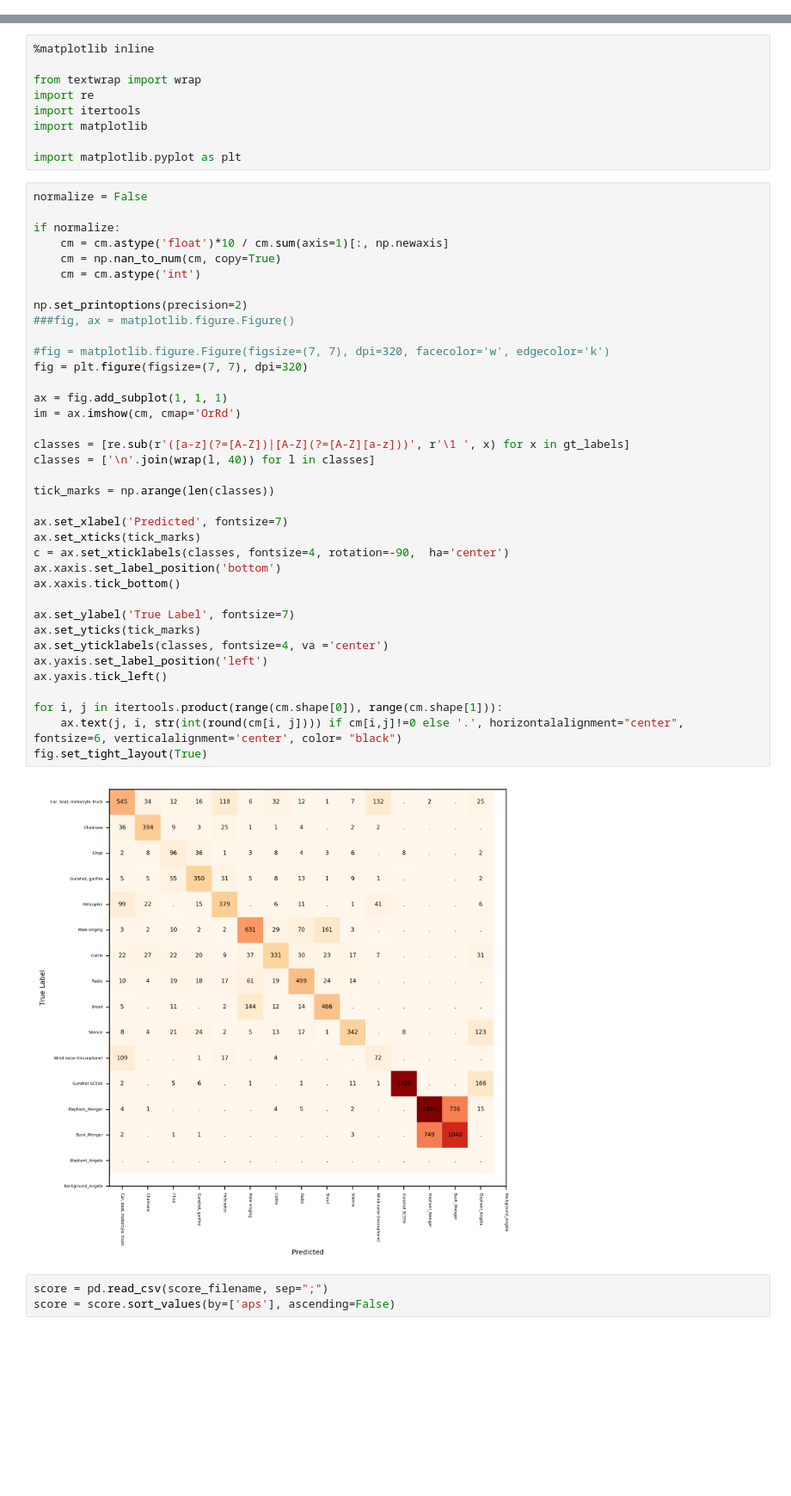
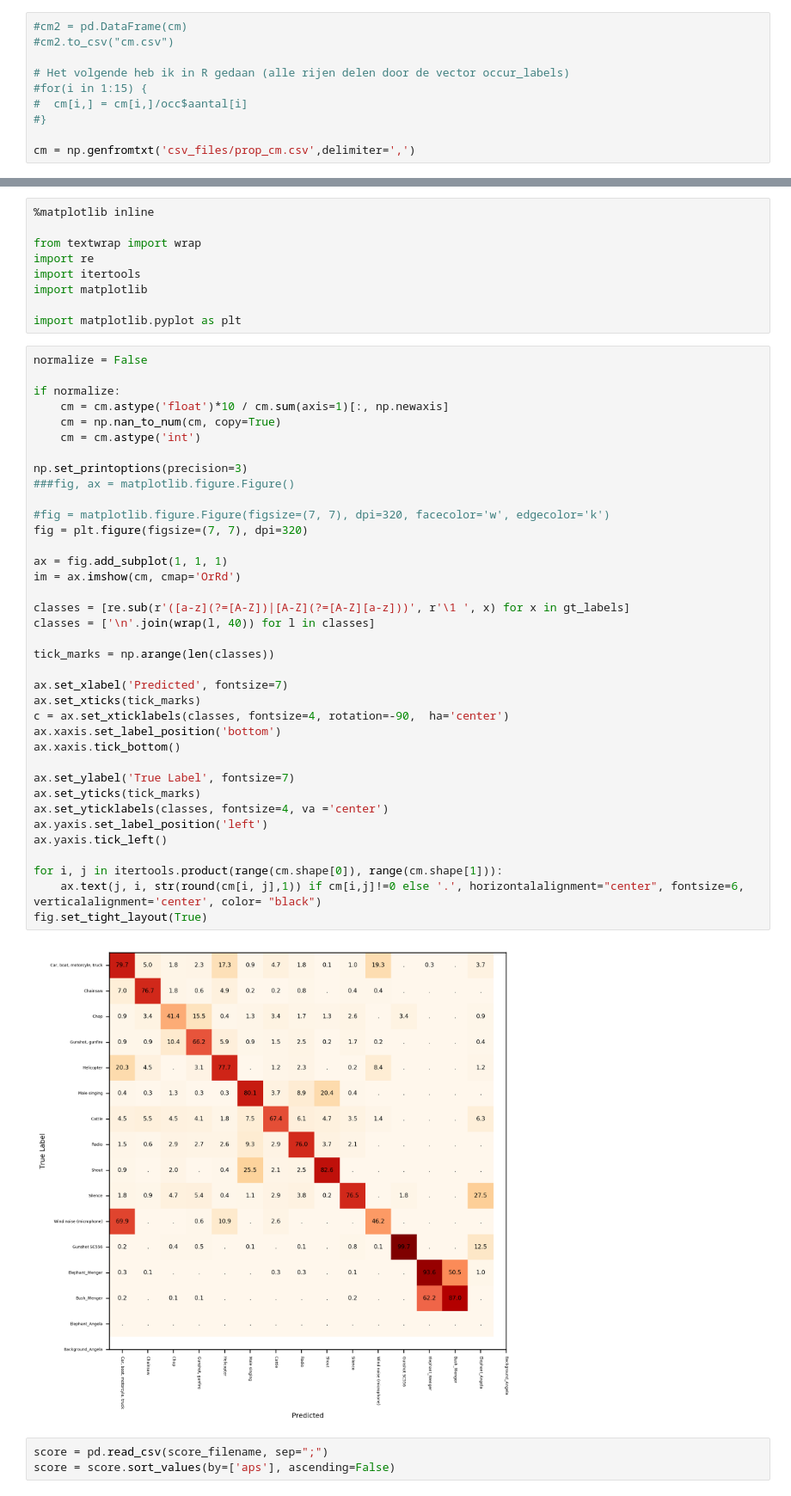
Before and after one commit to SensingClues/serval, a Jupyter notebook: serval-igor/serval-myrna/03-Evaluate model.ipynb, the cells around one changed output, grey strips where cells are left out. Shown at 86% size. Cells and saved outputs as stored; diff of their text form; blank space fills up the shorter version.

```diff
--- a/serval-igor/serval-myrna/03-Evaluate model.ipynb
+++ b/serval-igor/serval-myrna/03-Evaluate model.ipynb
@@ -510 +463,11 @@ Name:  aantal, dtype: int64
+# %%
+#cm2 = pd.DataFrame(cm)
+#cm2.to_csv("cm.csv")
+
+# Het volgende heb ik in R gedaan (alle rijen delen door de vector occur_labels)
+#for(i in 1:15) {
+#  cm[i,] = cm[i,]/occ$aantal[i]
+#}
+
+cm = np.genfromtxt('csv_files/prop_cm.csv',delimiter=',')
 # %%
@@ -528,37 +491,37 @@ if normalize:
     cm = np.nan_to_num(cm, copy=True)
     cm = cm.astype('int')
 
-np.set_printoptions(precision=2)
+np.set_printoptions(precision=3)
 ###fig, ax = matplotlib.figure.Figure()
 
 #fig = matplotlib.figure.Figure(figsize=(7, 7), dpi=320, facecolor='w', edgecolor='k')
 fig = plt.figure(figsize=(7, 7), dpi=320)
 
 ax = fig.add_subplot(1, 1, 1)
 im = ax.imshow(cm, cmap='OrRd')
 
 classes = [re.sub(r'([a-z](?=[A-Z])|[A-Z](?=[A-Z][a-z]))', r'\1 ', x) for x in gt_labels]
 classes = ['\n'.join(wrap(l, 40)) for l in classes]
 
 tick_marks = np.arange(len(classes))
 
 ax.set_xlabel('Predicted', fontsize=7)
 ax.set_xticks(tick_marks)
 c = ax.set_xticklabels(classes, fontsize=4, rotation=-90,  ha='center')
 ax.xaxis.set_label_position('bottom')
 ax.xaxis.tick_bottom()
 
 ax.set_ylabel('True Label', fontsize=7)
 ax.set_yticks(tick_marks)
 ax.set_yticklabels(classes, fontsize=4, va ='center')
 ax.yaxis.set_label_position('left')
 ax.yaxis.tick_left()
 
 for i, j in itertools.product(range(cm.shape[0]), range(cm.shape[1])):
-    ax.text(j, i, str(int(round(cm[i, j]))) if cm[i,j]!=0 else '.', horizontalalignment="center", fontsize=6, verticalalignment='center', color= "black")
+    ax.text(j, i, str(round(cm[i, j],1)) if cm[i,j]!=0 else '.', horizontalalignment="center", fontsize=6, verticalalignment='center', color= "black")
 fig.set_tight_layout(True)
 # %% [output]
-[figure, old version]
+[figure, new version]
 # %%
 score = pd.read_csv(score_filename, sep=";")
 score = score.sort_values(by=['aps'], ascending=False)
```
Also changed, not shown: parts of 6 cells of this notebook.
